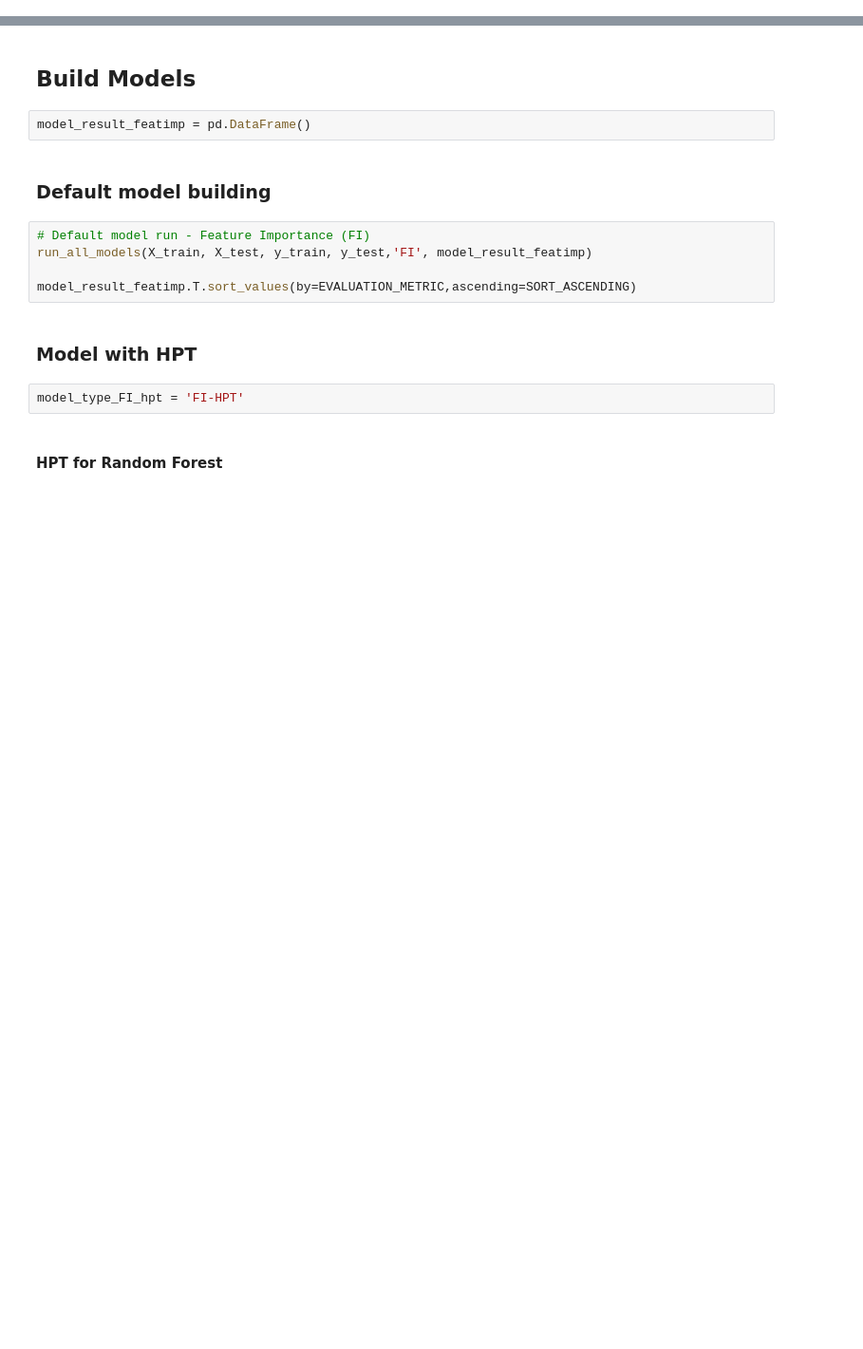
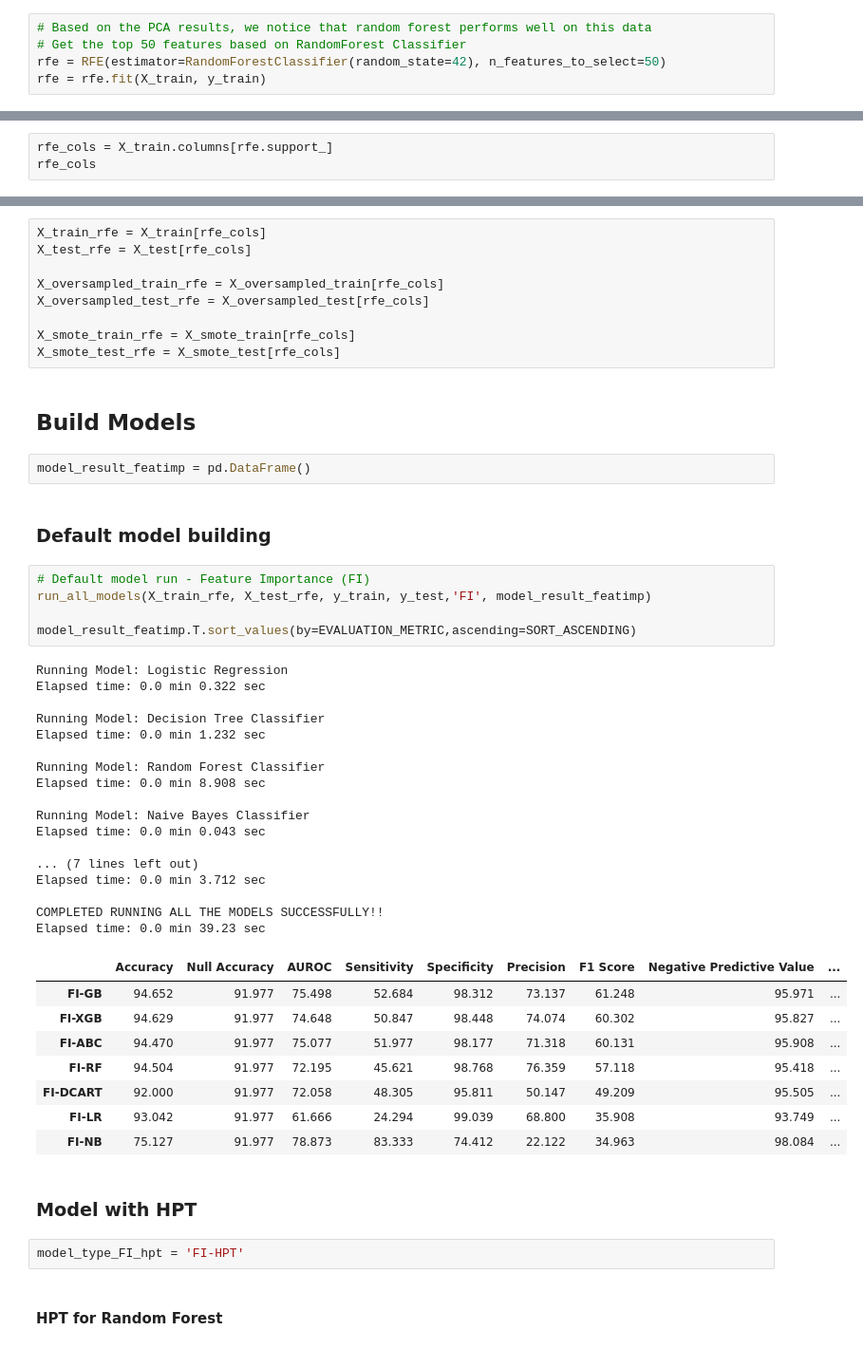
Before and after one commit to Lakshmi-1212/TelecomChurn_CaseStudy, a Jupyter notebook: TelcomChurn_CaseStudy.ipynb, the cells around one changed output, grey strips where cells are left out. Shown at 95% size. Saved outputs shown, nothing was run; the diff lists cells and outputs as text; blank space fills up the shorter version.

```diff
--- a/TelcomChurn_CaseStudy.ipynb
+++ b/TelcomChurn_CaseStudy.ipynb
@@ -1632,0 +1708,5 @@ model_result_pca.T.sort_values(by=EVALUATION_METRIC,ascending=SORT_ASCENDING)
+# %%
+# Based on the PCA results, we notice that random forest performs well on this data
+# Get the top 50 features based on RandomForest Classifier
+rfe = RFE(estimator=RandomForestClassifier(random_state=42), n_features_to_select=50)
+rfe = rfe.fit(X_train, y_train)
@@ -1632,0 +1735,3 @@ model_result_pca.T.sort_values(by=EVALUATION_METRIC,ascending=SORT_ASCENDING)
+# %%
+rfe_cols = X_train.columns[rfe.support_]
+rfe_cols
@@ -1633,3 +1759,12 @@ model_result_pca.T.sort_values(by=EVALUATION_METRIC,ascending=SORT_ASCENDING)
+# %%
+X_train_rfe = X_train[rfe_cols]
+X_test_rfe = X_test[rfe_cols]
+
+X_oversampled_train_rfe = X_oversampled_train[rfe_cols]
+X_oversampled_test_rfe = X_oversampled_test[rfe_cols]
+
+X_smote_train_rfe = X_smote_train[rfe_cols]
+X_smote_test_rfe = X_smote_test[rfe_cols]
 # %% [markdown]
 ## Build  Models
 # %%
@@ -1638,9 +1773,35 @@ model_result_featimp = pd.DataFrame()
 ### Default model building
 # %%
 # Default model run - Feature Importance (FI)
-run_all_models(X_train, X_test, y_train, y_test,'FI', model_result_featimp)
+run_all_models(X_train_rfe, X_test_rfe, y_train, y_test,'FI', model_result_featimp)
 
 model_result_featimp.T.sort_values(by=EVALUATION_METRIC,ascending=SORT_ASCENDING)
+# %% [output]
+Running Model: Logistic Regression
+Elapsed time: 0.0 min 0.322 sec
+
+Running Model: Decision Tree Classifier
+Elapsed time: 0.0 min 1.232 sec
+
+Running Model: Random Forest Classifier
+Elapsed time: 0.0 min 8.908 sec
+
+Running Model: Naive Bayes Classifier
+Elapsed time: 0.0 min 0.043 sec
+
+... (7 lines left out)
+Elapsed time: 0.0 min 3.712 sec
+
+COMPLETED RUNNING ALL THE MODELS SUCCESSFULLY!!
+Elapsed time: 0.0 min 39.23 sec
+|  | Accuracy | Null Accuracy | AUROC | Sensitivity | Specificity | Precision | F1 Score | Negative Predictive Value | ... |
+| FI-GB | 94.652 | 91.977 | 75.498 | 52.684 | 98.312 | 73.137 | 61.248 | 95.971 | ... |
+| FI-XGB | 94.629 | 91.977 | 74.648 | 50.847 | 98.448 | 74.074 | 60.302 | 95.827 | ... |
+| FI-ABC | 94.470 | 91.977 | 75.077 | 51.977 | 98.177 | 71.318 | 60.131 | 95.908 | ... |
+| FI-RF | 94.504 | 91.977 | 72.195 | 45.621 | 98.768 | 76.359 | 57.118 | 95.418 | ... |
+| FI-DCART | 92.000 | 91.977 | 72.058 | 48.305 | 95.811 | 50.147 | 49.209 | 95.505 | ... |
+| FI-LR | 93.042 | 91.977 | 61.666 | 24.294 | 99.039 | 68.800 | 35.908 | 93.749 | ... |
+| FI-NB | 75.127 | 91.977 | 78.873 | 83.333 | 74.412 | 22.122 | 34.963 | 98.084 | ... |
 # %% [markdown]
 ### Model with HPT
 # %%
```
Also changed, not shown: parts of 54 cells of this notebook.
